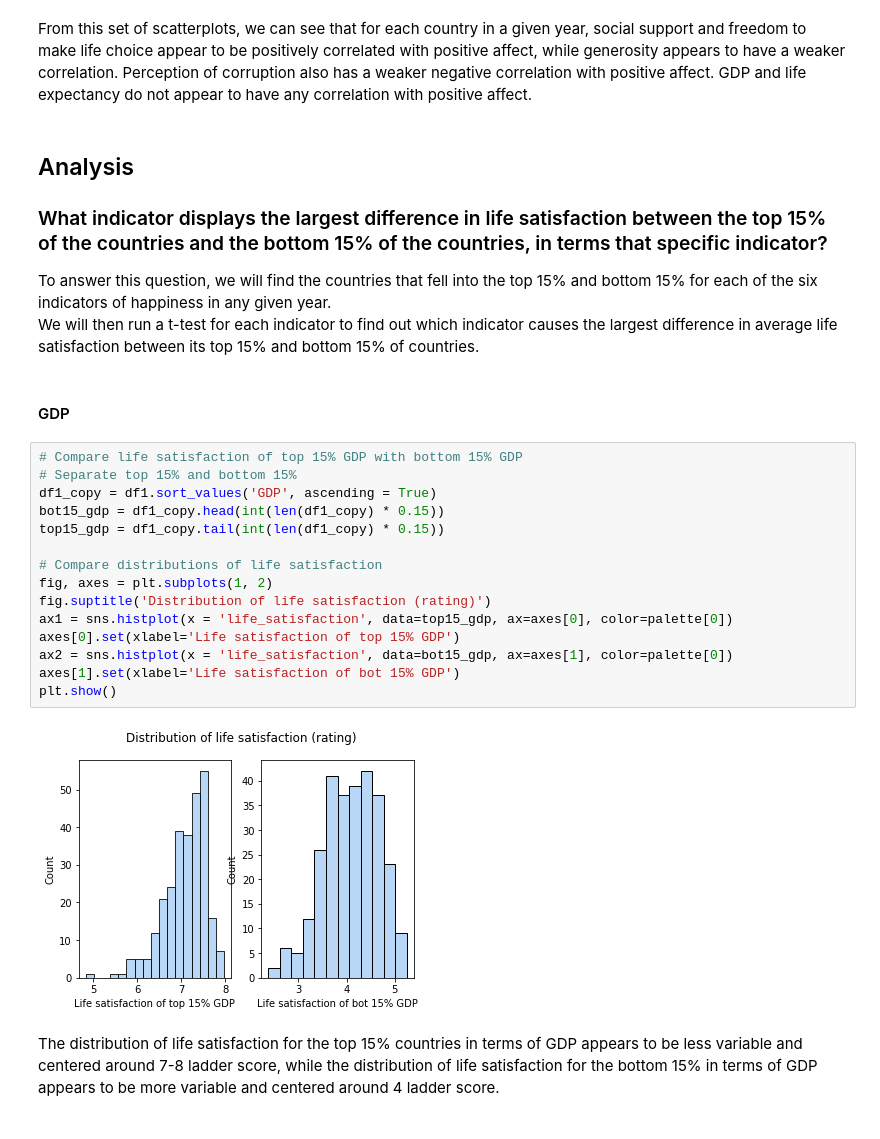
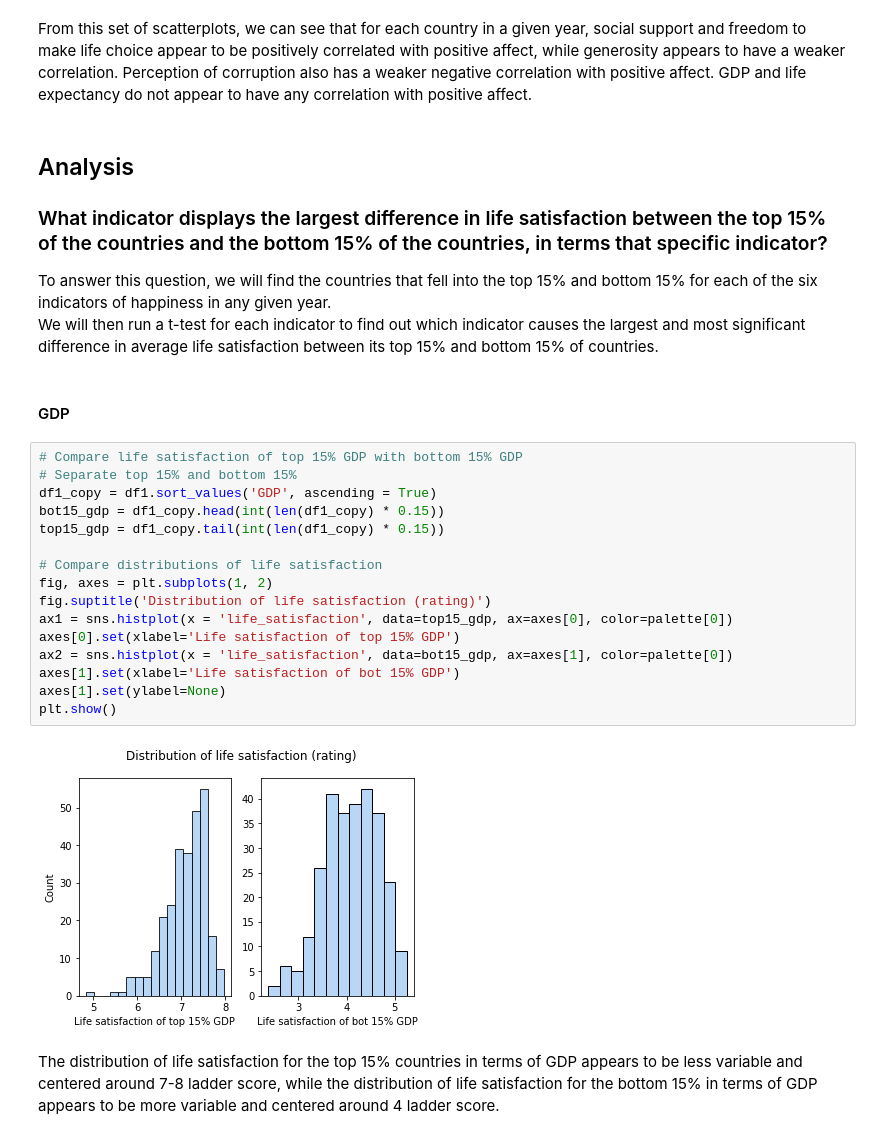
Before and after one commit to alanlwang1/COGS108_Final, a Jupyter notebook: FinalProject_group036.ipynb, the cells around one changed output. Cells and saved outputs as stored; diff of their text form.

```diff
--- a/FinalProject_group036.ipynb
+++ b/FinalProject_group036.ipynb
@@ -650,26 +373,27 @@ From this set of scatterplots, we can see that for each country in a given year,
 ### What indicator displays the largest difference in life satisfaction between the top 15% of the countries and the bottom 15% of the countries, in terms that specific indicator?
 
 To answer this question, we will find the countries that fell into the top 15% and bottom 15% for each of the six indicators of happiness in any given year.
-We will then run a t-test for each indicator to find out which indicator causes the largest difference in average life satisfaction between its top 15% and bottom 15% of countries.
+We will then run a t-test for each indicator to find out which indicator causes the largest and most significant difference in average life satisfaction between its top 15% and bottom 15% of countries.
 # %% [markdown]
 #### GDP
 # %%
 # Compare life satisfaction of top 15% GDP with bottom 15% GDP
 # Separate top 15% and bottom 15%
 df1_copy = df1.sort_values('GDP', ascending = True)
 bot15_gdp = df1_copy.head(int(len(df1_copy) * 0.15))
 top15_gdp = df1_copy.tail(int(len(df1_copy) * 0.15))
 
 # Compare distributions of life satisfaction
 fig, axes = plt.subplots(1, 2)
 fig.suptitle('Distribution of life satisfaction (rating)')
 ax1 = sns.histplot(x = 'life_satisfaction', data=top15_gdp, ax=axes[0], color=palette[0])
 axes[0].set(xlabel='Life satisfaction of top 15% GDP')
 ax2 = sns.histplot(x = 'life_satisfaction', data=bot15_gdp, ax=axes[1], color=palette[0])
 axes[1].set(xlabel='Life satisfaction of bot 15% GDP')
+axes[1].set(ylabel=None)
 plt.show()
 # %% [output]
-[figure, old version]
+[figure, new version]
 # %% [markdown]
 The distribution of life satisfaction for the top 15% countries in terms of GDP appears to be less variable and centered around 7-8 ladder score, while the distribution of life satisfaction for the bottom 15% in terms of GDP appears to be more variable and centered around 4 ladder score.
 # %%
```
Also changed, not shown: parts of 67 cells of this notebook.
